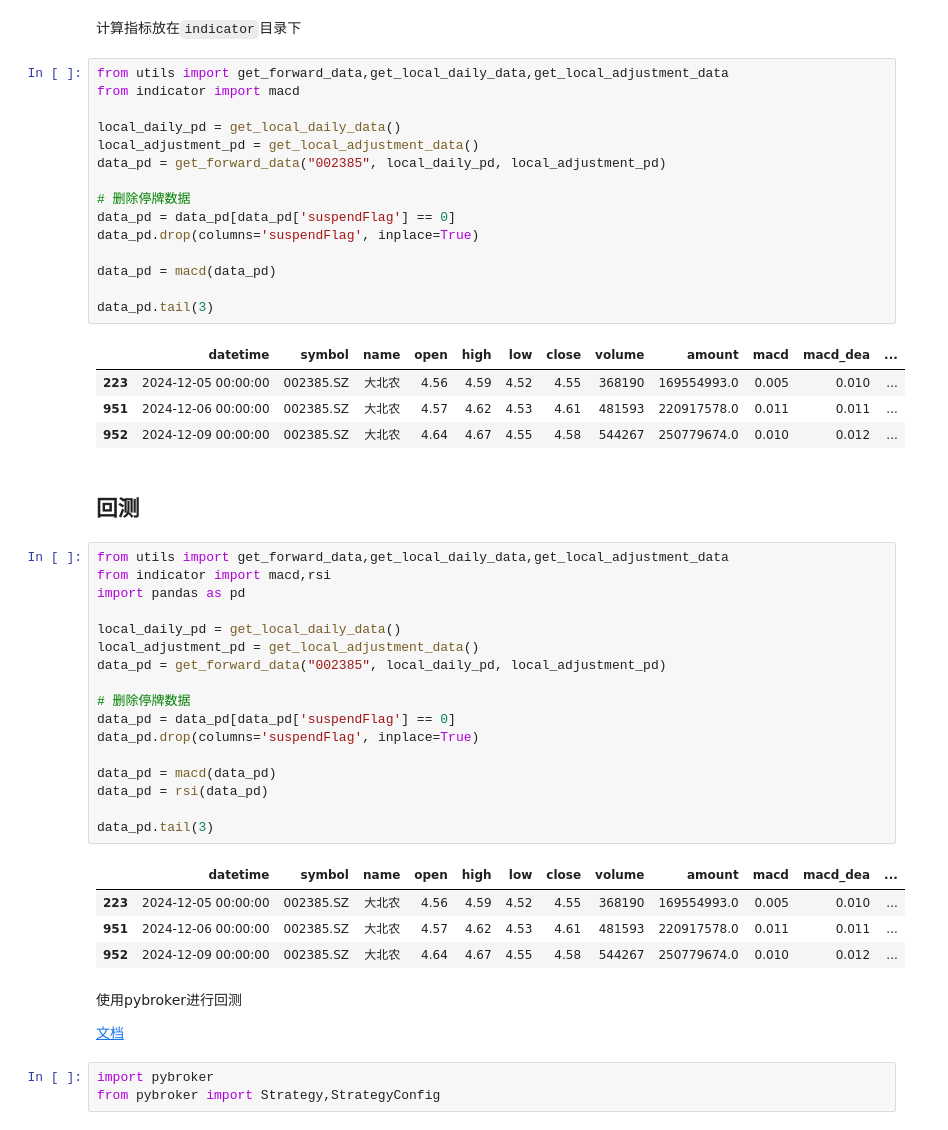
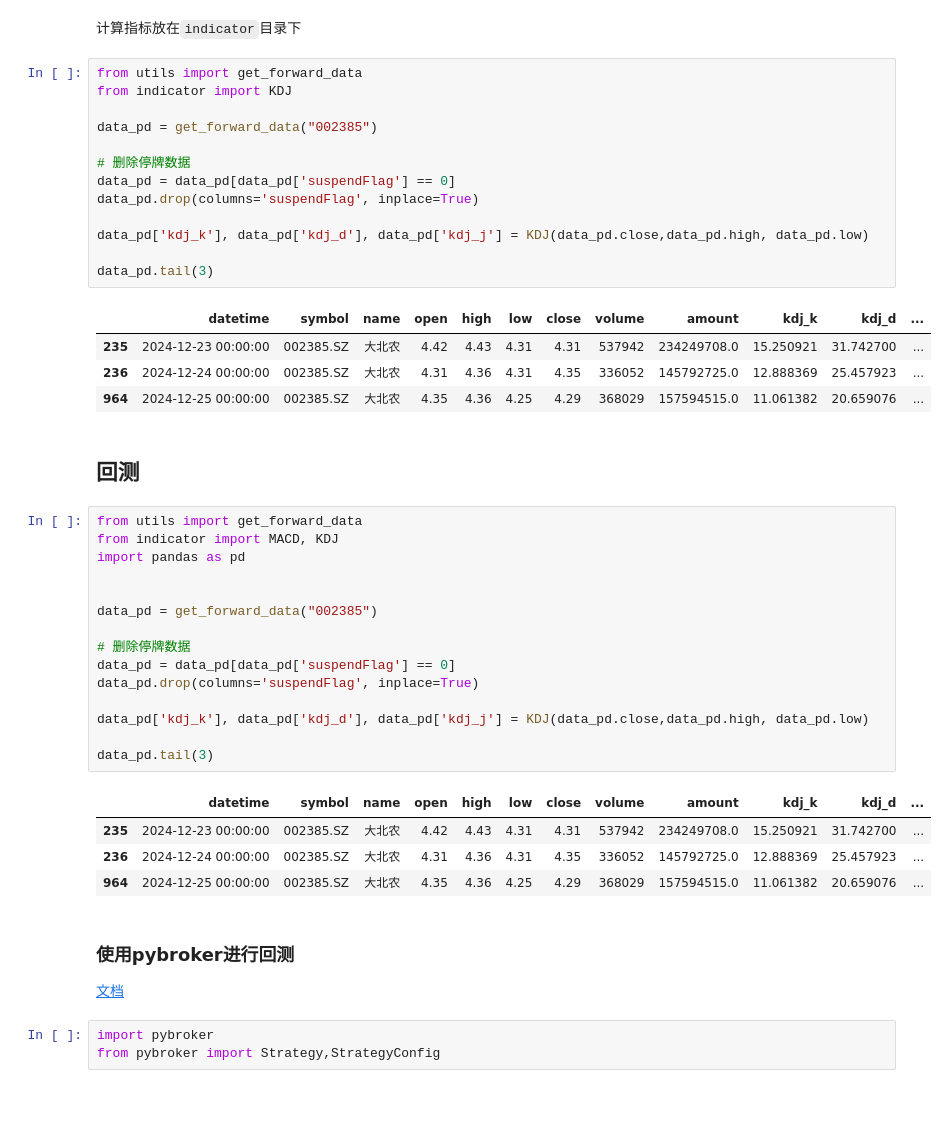
Before and after one commit to Lizhen0628/by_quant, a Jupyter notebook: starter.ipynb, the cells around one changed output. Drawn from its saved outputs; the diff is of its cells as text; blank space fills up the shorter version.

```diff
--- a/starter.ipynb
+++ b/starter.ipynb
@@ -33,51 +34,47 @@ data_pd.tail(3)
 # %% [markdown]
 计算指标放在`indicator`目录下
 # %%
-from utils import get_forward_data,get_local_daily_data,get_local_adjustment_data
-from indicator import macd
+from utils import get_forward_data
+from indicator import KDJ
 
-local_daily_pd = get_local_daily_data()
-local_adjustment_pd = get_local_adjustment_data()
-data_pd = get_forward_data("002385", local_daily_pd, local_adjustment_pd)
+data_pd = get_forward_data("002385")
 
 # 删除停牌数据
 data_pd = data_pd[data_pd['suspendFlag'] == 0]
 data_pd.drop(columns='suspendFlag', inplace=True)
 
-data_pd = macd(data_pd)
+data_pd['kdj_k'], data_pd['kdj_d'], data_pd['kdj_j'] = KDJ(data_pd.close,data_pd.high, data_pd.low)
 
 data_pd.tail(3)
 # %% [output]
-|  | datetime | symbol | name | open | high | low | close | volume | amount | macd | macd_dea | ... |
-| 223 | 2024-12-05 00:00:00 | 002385.SZ | 大北农 | 4.56 | 4.59 | 4.52 | 4.55 | 368190 | 169554993.0 | 0.005 | 0.010 | ... |
-| 951 | 2024-12-06 00:00:00 | 002385.SZ | 大北农 | 4.57 | 4.62 | 4.53 | 4.61 | 481593 | 220917578.0 | 0.011 | 0.011 | ... |
-| 952 | 2024-12-09 00:00:00 | 002385.SZ | 大北农 | 4.64 | 4.67 | 4.55 | 4.58 | 544267 | 250779674.0 | 0.010 | 0.012 | ... |
+|  | datetime | symbol | name | open | high | low | close | volume | amount | kdj_k | kdj_d | ... |
+| 235 | 2024-12-23 00:00:00 | 002385.SZ | 大北农 | 4.42 | 4.43 | 4.31 | 4.31 | 537942 | 234249708.0 | 15.250921 | 31.742700 | ... |
+| 236 | 2024-12-24 00:00:00 | 002385.SZ | 大北农 | 4.31 | 4.36 | 4.31 | 4.35 | 336052 | 145792725.0 | 12.888369 | 25.457923 | ... |
+| 964 | 2024-12-25 00:00:00 | 002385.SZ | 大北农 | 4.35 | 4.36 | 4.25 | 4.29 | 368029 | 157594515.0 | 11.061382 | 20.659076 | ... |
 # %% [markdown]
 ## 回测
 # %%
-from utils import get_forward_data,get_local_daily_data,get_local_adjustment_data
-from indicator import macd,rsi
+from utils import get_forward_data
+from indicator import MACD, KDJ
 import pandas as pd
 
-local_daily_pd = get_local_daily_data()
-local_adjustment_pd = get_local_adjustment_data()
-data_pd = get_forward_data("002385", local_daily_pd, local_adjustment_pd)
+
+data_pd = get_forward_data("002385")
 
 # 删除停牌数据
 data_pd = data_pd[data_pd['suspendFlag'] == 0]
 data_pd.drop(columns='suspendFlag', inplace=True)
 
-data_pd = macd(data_pd)
-data_pd = rsi(data_pd)
+data_pd['kdj_k'], data_pd['kdj_d'], data_pd['kdj_j'] = KDJ(data_pd.close,data_pd.high, data_pd.low)
 
 data_pd.tail(3)
 # %% [output]
-|  | datetime | symbol | name | open | high | low | close | volume | amount | macd | macd_dea | ... |
-| 223 | 2024-12-05 00:00:00 | 002385.SZ | 大北农 | 4.56 | 4.59 | 4.52 | 4.55 | 368190 | 169554993.0 | 0.005 | 0.010 | ... |
-| 951 | 2024-12-06 00:00:00 | 002385.SZ | 大北农 | 4.57 | 4.62 | 4.53 | 4.61 | 481593 | 220917578.0 | 0.011 | 0.011 | ... |
-| 952 | 2024-12-09 00:00:00 | 002385.SZ | 大北农 | 4.64 | 4.67 | 4.55 | 4.58 | 544267 | 250779674.0 | 0.010 | 0.012 | ... |
+|  | datetime | symbol | name | open | high | low | close | volume | amount | kdj_k | kdj_d | ... |
+| 235 | 2024-12-23 00:00:00 | 002385.SZ | 大北农 | 4.42 | 4.43 | 4.31 | 4.31 | 537942 | 234249708.0 | 15.250921 | 31.742700 | ... |
+| 236 | 2024-12-24 00:00:00 | 002385.SZ | 大北农 | 4.31 | 4.36 | 4.31 | 4.35 | 336052 | 145792725.0 | 12.888369 | 25.457923 | ... |
+| 964 | 2024-12-25 00:00:00 | 002385.SZ | 大北农 | 4.35 | 4.36 | 4.25 | 4.29 | 368029 | 157594515.0 | 11.061382 | 20.659076 | ... |
 # %% [markdown]
-使用pybroker进行回测
+### 使用pybroker进行回测
 
 [文档](https://www.pybroker.com/zh-cn/latest/install.html)
 # %%
```
Also changed, not shown: parts of 9 cells of this notebook, 9 other files.
